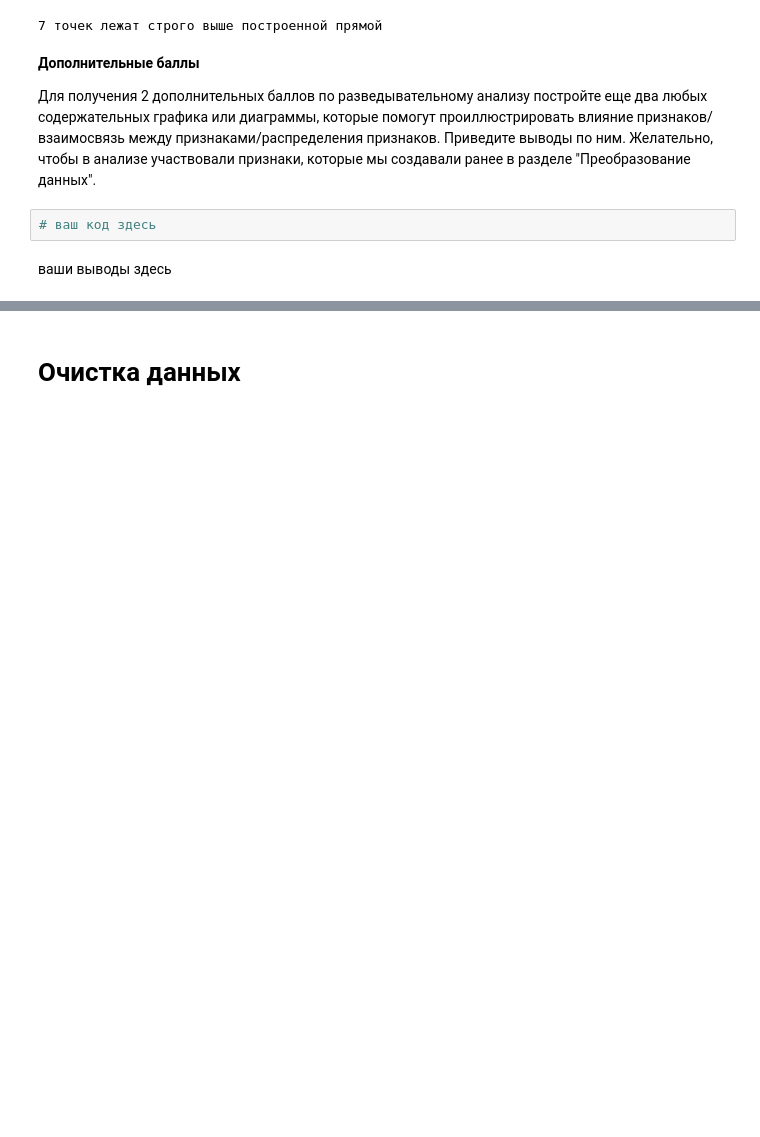
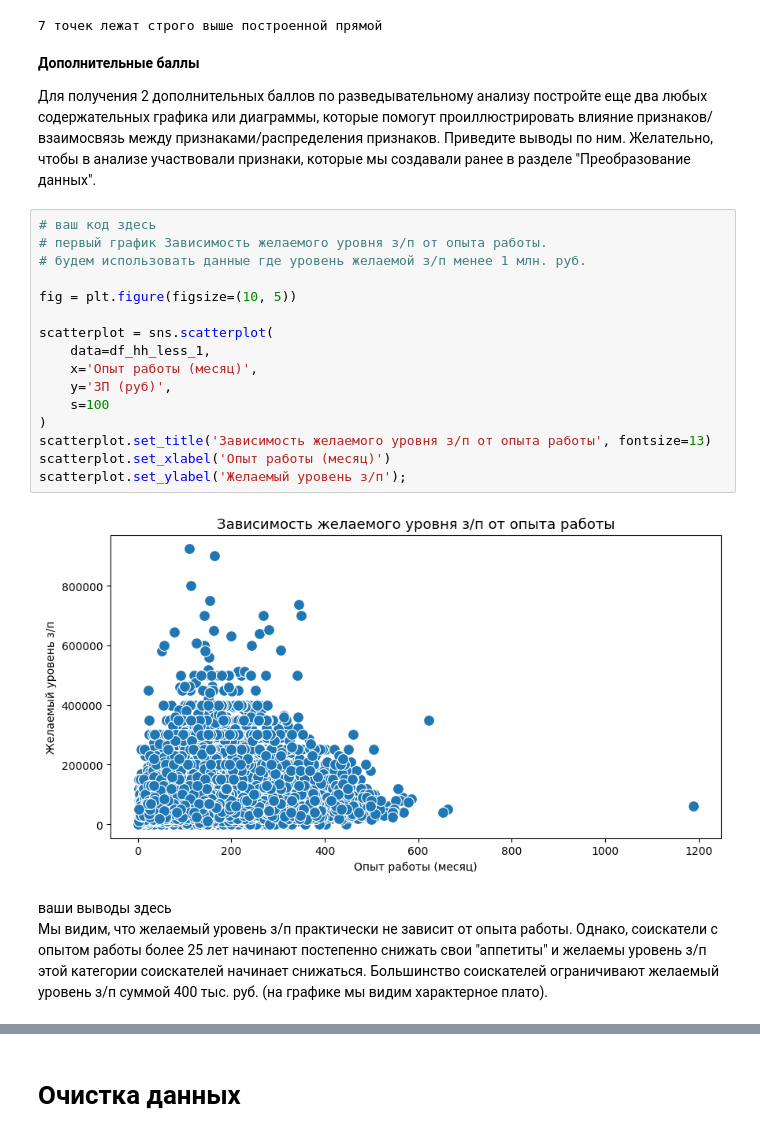
Before and after one commit to kochden/Data_Science_PROJECT-1, a Jupyter notebook: Project-1._Ноутбук-шаблон.ipynb, the cells around one changed output, grey strips where cells are left out. Drawn from its saved outputs; the diff is of its cells as text; blank space fills up the shorter version.

```diff
--- a/Project-1._Ноутбук-шаблон.ipynb
+++ b/Project-1._Ноутбук-шаблон.ipynb
@@ -714,5 +714,22 @@ df_hh = df_hh.drop(['Опыт работы (год)'], axis=1)
 Для получения 2 дополнительных баллов по разведывательному анализу постройте еще два любых содержательных графика или диаграммы, которые помогут проиллюстрировать влияние признаков/взаимосвязь между признаками/распределения признаков. Приведите выводы по ним. Желательно, чтобы в анализе участвовали признаки, которые мы создавали ранее в разделе "Преобразование данных".
 # %%
 # ваш код здесь
+# первый график Зависимость желаемого уровня з/п от опыта работы.
+# будем использовать данные где уровень желаемой з/п менее 1 млн. руб.
+
+fig = plt.figure(figsize=(10, 5))
+
+scatterplot = sns.scatterplot(
+    data=df_hh_less_1,
+    x='Опыт работы (месяц)',
+    y='ЗП (руб)',
+    s=100
+)
+scatterplot.set_title('Зависимость желаемого уровня з/п от опыта работы', fontsize=13)
+scatterplot.set_xlabel('Опыт работы (месяц)')
+scatterplot.set_ylabel('Желаемый уровень з/п');
+# %% [output]
+[figure, added]
 # %% [markdown]
 ваши выводы здесь
+Мы видим, что желаемый уровень з/п практически не зависит от опыта работы. Однако, соискатели с опытом работы более 25 лет начинают постепенно снижать свои "аппетиты" и желаемы уровень з/п этой категории соискателей начинает снижаться. Большинство соискателей ограничивают желаемый уровень з/п суммой 400 тыс. руб. (на графике мы видим характерное плато).
```
Also changed, not shown: parts of 2 cells of this notebook, 1 other file.
